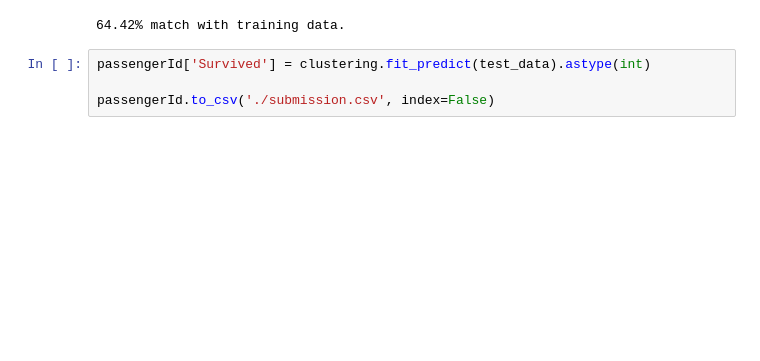
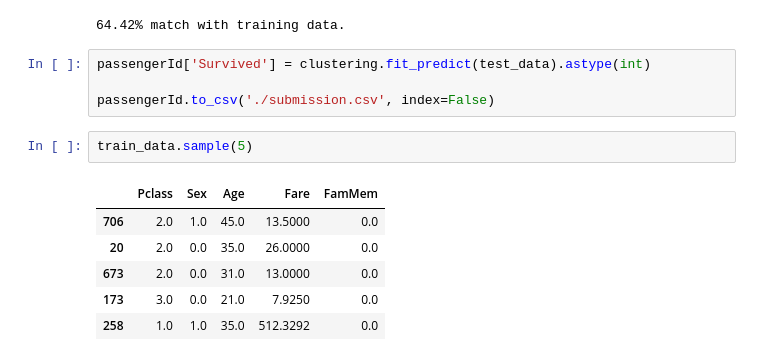
Before and after one commit to AceMuffins/kpi_ml_labwork, a Jupyter notebook: Lab3/lab3_da12_01.ipynb, the cells around one changed output. Drawn from its saved outputs; the diff is of its cells as text; blank space fills up the shorter version.

```diff
--- a/Lab3/lab3_da12_01.ipynb
+++ b/Lab3/lab3_da12_01.ipynb
@@ -246,3 +233,12 @@ print(f"{(total.sum() / len(passengerSurvived.index) * 100):.2f}% match with tra
 passengerId['Survived'] = clustering.fit_predict(test_data).astype(int)
 
 passengerId.to_csv('./submission.csv', index=False)
+# %%
+train_data.sample(5)
+# %% [output]
+|  | Pclass | Sex | Age | Fare | FamMem |
+| 706 | 2.0 | 1.0 | 45.0 | 13.5000 | 0.0 |
+| 20 | 2.0 | 0.0 | 35.0 | 26.0000 | 0.0 |
+| 673 | 2.0 | 0.0 | 31.0 | 13.0000 | 0.0 |
+| 173 | 3.0 | 0.0 | 21.0 | 7.9250 | 0.0 |
+| 258 | 1.0 | 1.0 | 35.0 | 512.3292 | 0.0 |
```
Also changed, not shown: parts of 6 cells of this notebook.
